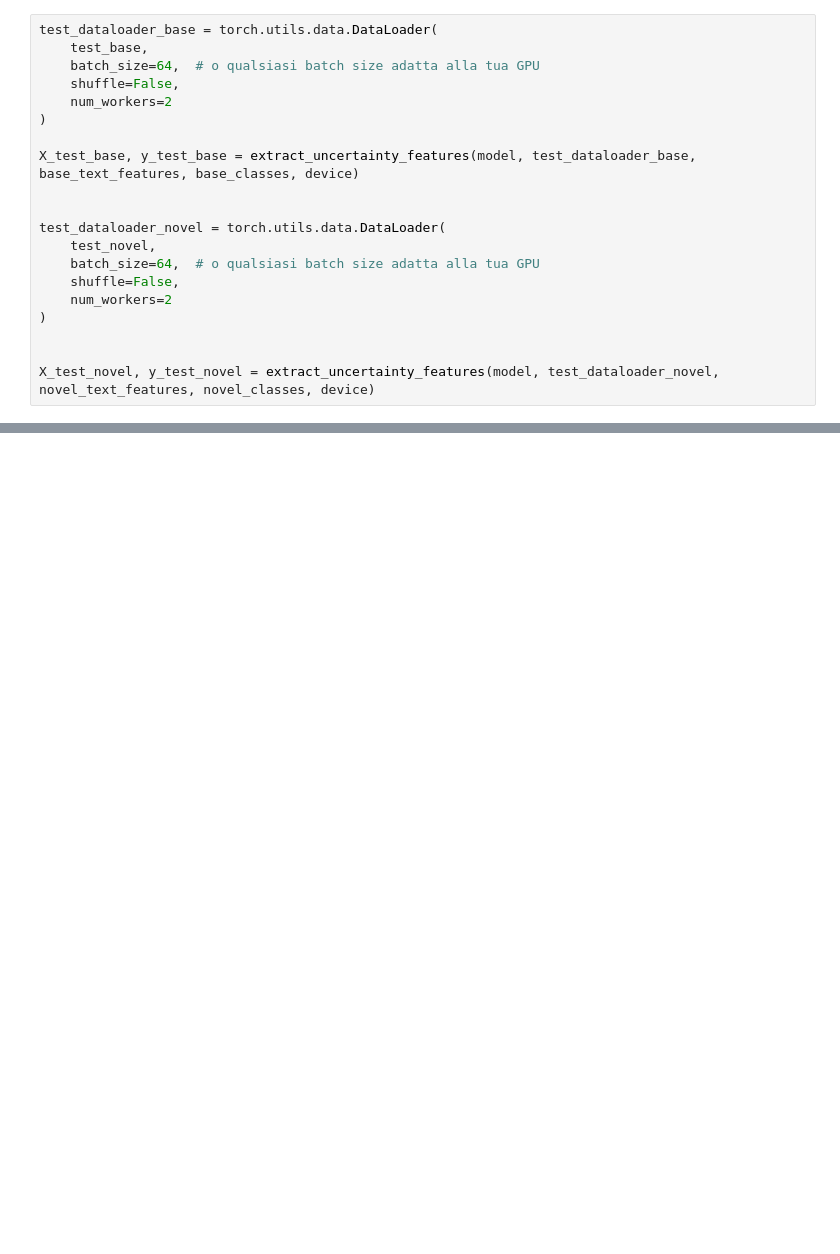
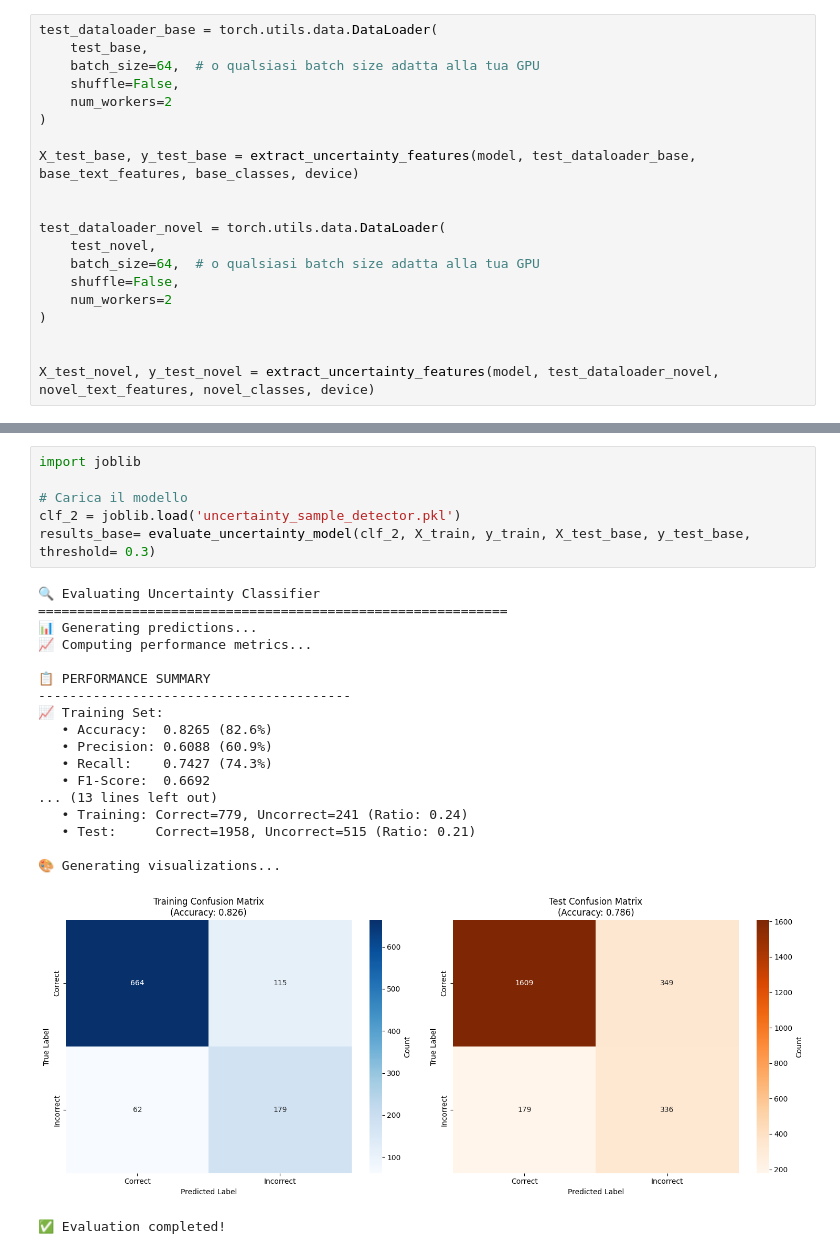
Before and after one commit to matteogrisenti/CLIP-zero-shot, a Jupyter notebook: uncertainty_sample_detection.ipynb, the cells around one changed output, grey strips where cells are left out. Saved outputs shown, nothing was run; the diff lists cells and outputs as text; blank space fills up the shorter version.

```diff
--- a/uncertainty_sample_detection.ipynb
+++ b/uncertainty_sample_detection.ipynb
@@ -674,0 +720,26 @@ results_novel = evaluate_uncertainty_model(clf, X, y, X_test_novel, y_test_novel
+# %%
+import joblib
+
+# Carica il modello
+clf_2 = joblib.load('uncertainty_sample_detector.pkl')
+results_base= evaluate_uncertainty_model(clf_2, X_train, y_train, X_test_base, y_test_base, threshold= 0.3)
+# %% [output]
+🔍 Evaluating Uncertainty Classifier
+============================================================
+📊 Generating predictions...
+📈 Computing performance metrics...
+
+📋 PERFORMANCE SUMMARY
+----------------------------------------
+📈 Training Set:
+   • Accuracy:  0.8265 (82.6%)
+   • Precision: 0.6088 (60.9%)
+   • Recall:    0.7427 (74.3%)
+   • F1-Score:  0.6692
+... (13 lines left out)
+   • Training: Correct=779, Uncorrect=241 (Ratio: 0.24)
+   • Test:     Correct=1958, Uncorrect=515 (Ratio: 0.21)
+
+🎨 Generating visualizations...
+[figure, added]
+✅ Evaluation completed!
```
Also changed, not shown: parts of 12 cells of this notebook.
